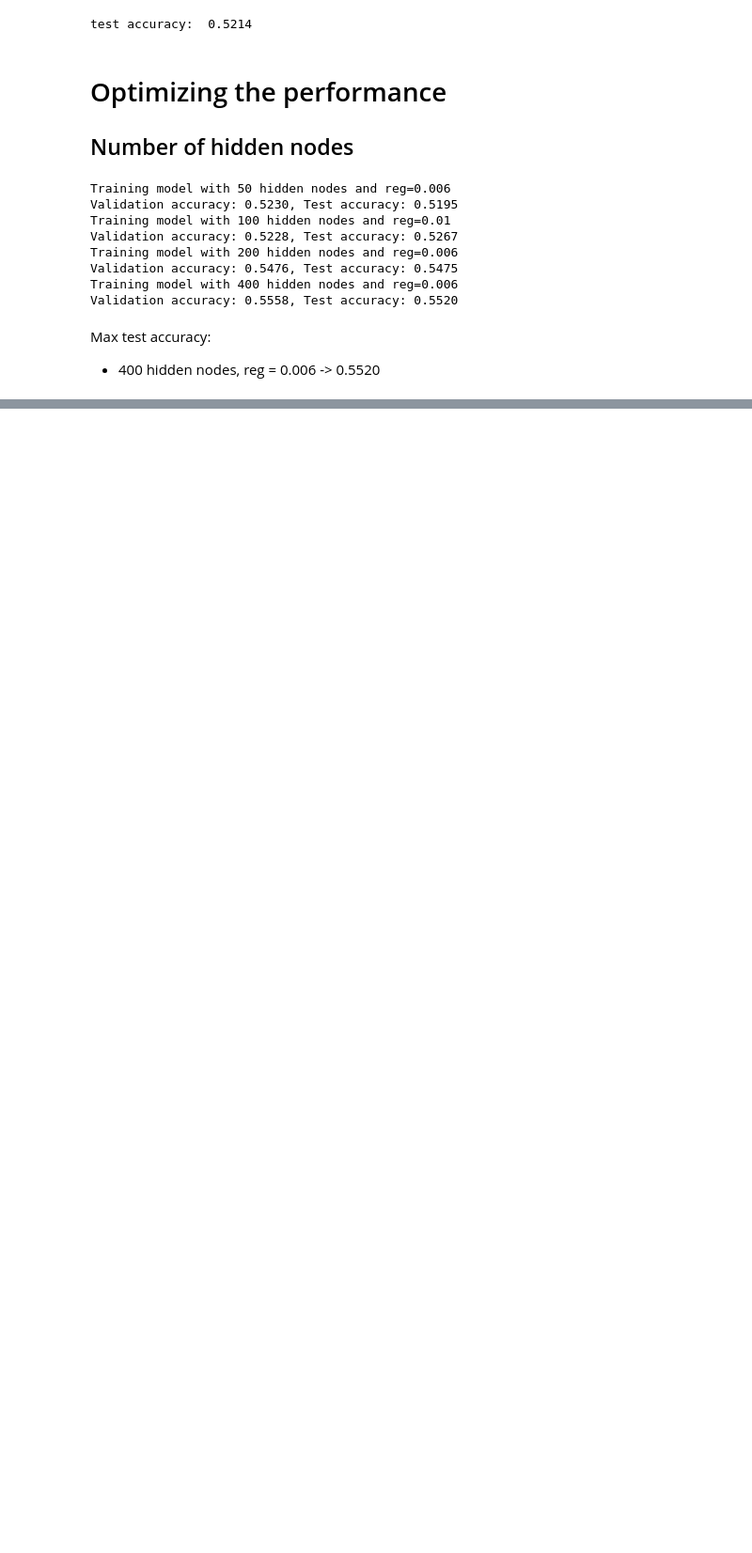
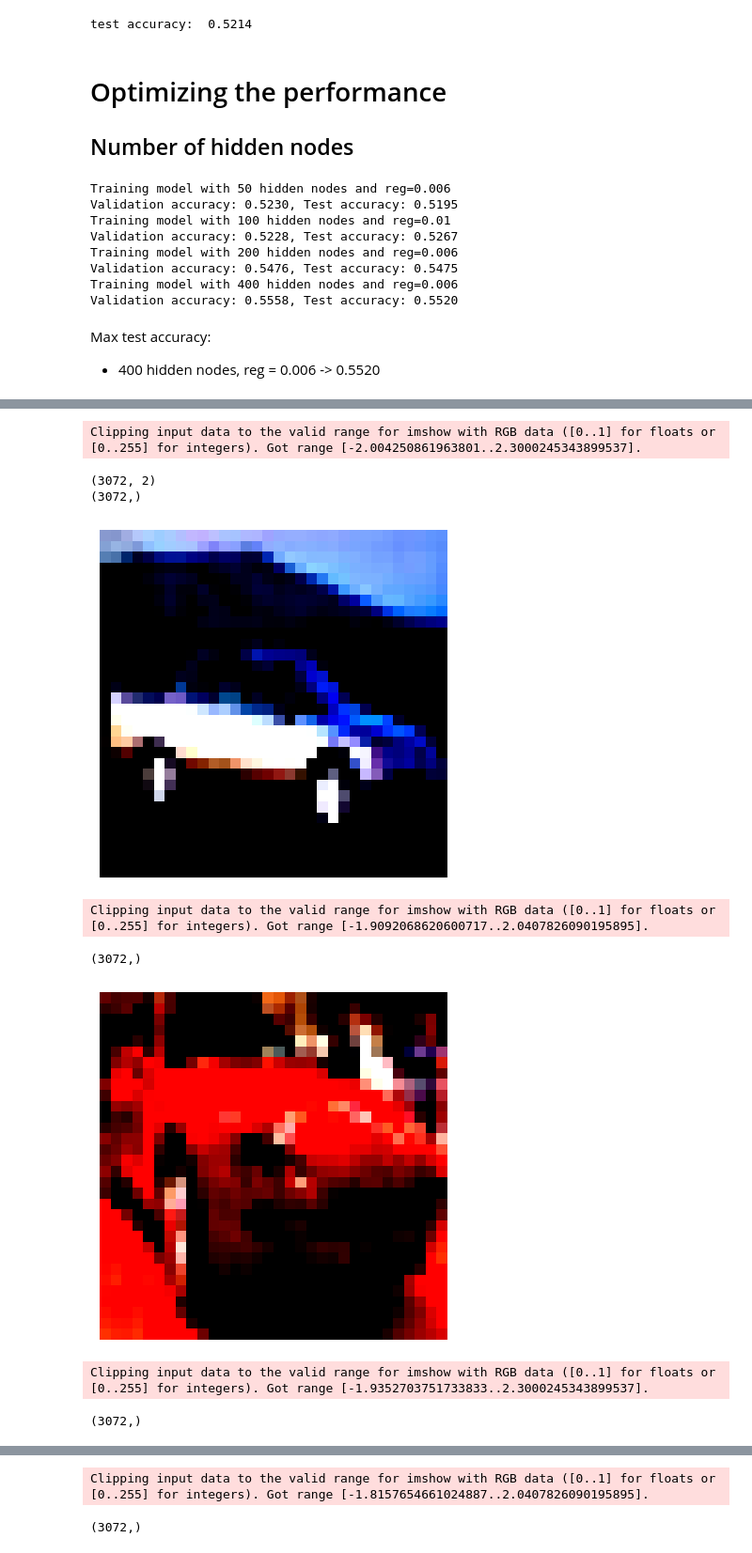
Before and after one commit to kahoujo1/DD2424-assignments, a Jupyter notebook: assignment2/src/optional.ipynb, the cells around one changed output, grey strips where cells are left out. Shown at 94% size. Cells and saved outputs as stored; diff of their text form; code cells hidden in the pictures; blank space fills up the shorter version.

Commit message:
implemented batch translation

```diff
--- a/assignment2/src/optional.ipynb
+++ b/assignment2/src/optional.ipynb
@@ -90,0 +93,33 @@ Max test accuracy:
+# %%
+model = Model(32*32*3, 400, 10)
+optimizer = Optimizer(model, CrossEntropyLoss(), lr=1e-3, reg=1e-4, vertical_flip_prob=0.5)
+# test the horizontal flipping:
+xx = X_train[:,4:6]
+print(xx.shape)
+xx_flipped = optimizer.translate_batch(xx)
+for i in range(2):
+    x = xx[:, i]
+    print(x.shape)
+    x = x.reshape((32, 32, 3), order='F')
+    x = np.transpose(x, (1, 0, 2))
+    plt.imshow(x)
+    plt.axis('off')
+    plt.pause(0.1)
+for i in range(2):
+    x = xx_flipped[:, i]
+    print(x.shape)
+    x = x.reshape((32, 32, 3), order='F')
+    x = np.transpose(x, (1, 0, 2))
+    plt.imshow(x)
+    plt.axis('off')
+    plt.pause(0.1)
+# %% [output]
+Clipping input data to the valid range for imshow with RGB data ([0..1] for floats or [0..255] for integers). Got range [-2.004250861963801..2.3000245343899537].
+(3072, 2)
+(3072,)
+[figure, added]
+Clipping input data to the valid range for imshow with RGB data ([0..1] for floats or [0..255] for integers). Got range [-1.9092068620600717..2.0407826090195895].
+(3072,)
+[figure, added]
+Clipping input data to the valid range for imshow with RGB data ([0..1] for floats or [0..255] for integers). Got range [-1.9352703751733833..2.3000245343899537].
+(3072,)
@@ -90,0 +127,2 @@ Max test accuracy:
+Clipping input data to the valid range for imshow with RGB data ([0..1] for floats or [0..255] for integers). Got range [-1.8157654661024887..2.0407826090195895].
+(3072,)
```
Also changed, not shown: parts of 2 cells of this notebook, 1 other file.
